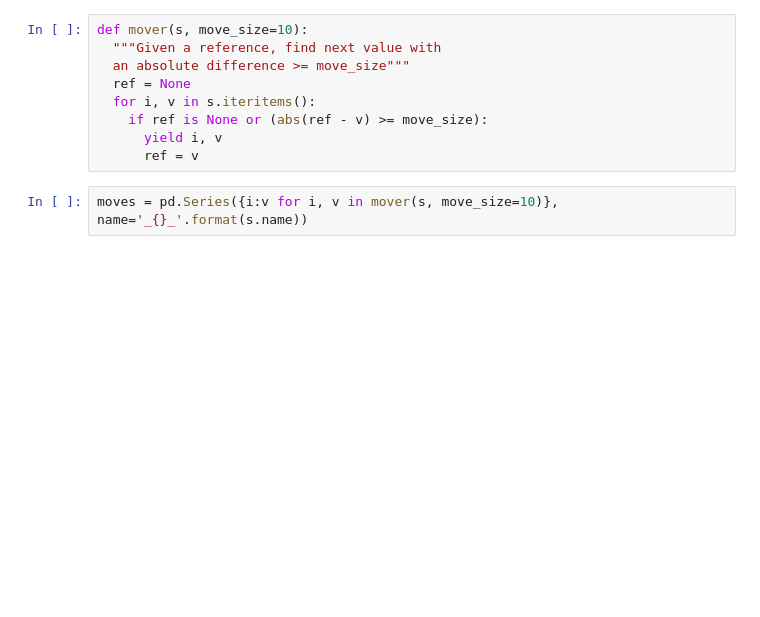
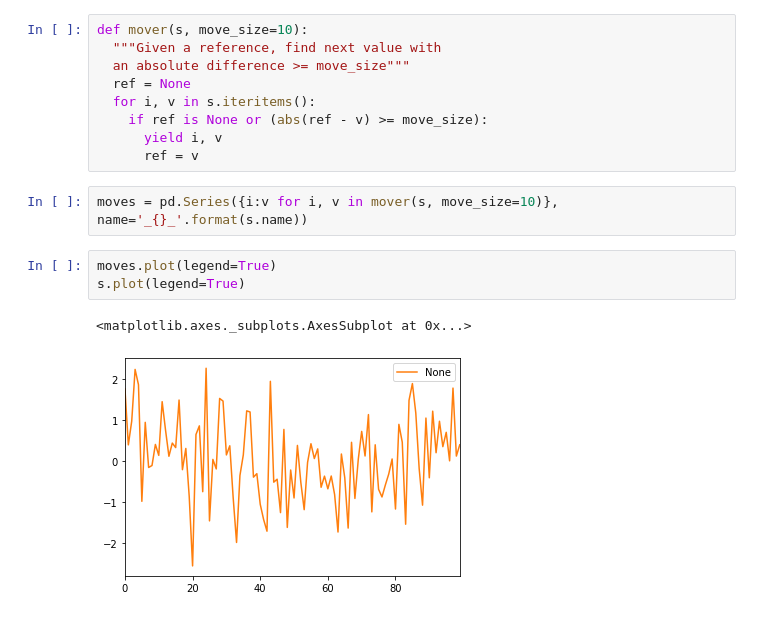
Before and after one commit to rajarameshchindu/datascience, a Jupyter notebook: Pandas.ipynb, the cells around one changed output. Saved outputs shown, nothing was run; the diff lists cells and outputs as text; blank space fills up the shorter version.

```diff
--- a/Pandas.ipynb
+++ b/Pandas.ipynb
@@ -1760,3 +1807,9 @@ def mover(s, move_size=10):
       ref = v
 # %%
 moves = pd.Series({i:v for i, v in mover(s, move_size=10)}, name='_{}_'.format(s.name))
+# %%
+moves.plot(legend=True)
+s.plot(legend=True)
+# %% [output]
+<matplotlib.axes._subplots.AxesSubplot at 0x...>
+[figure, added]
```
Also changed, not shown: parts of 132 cells of this notebook.
